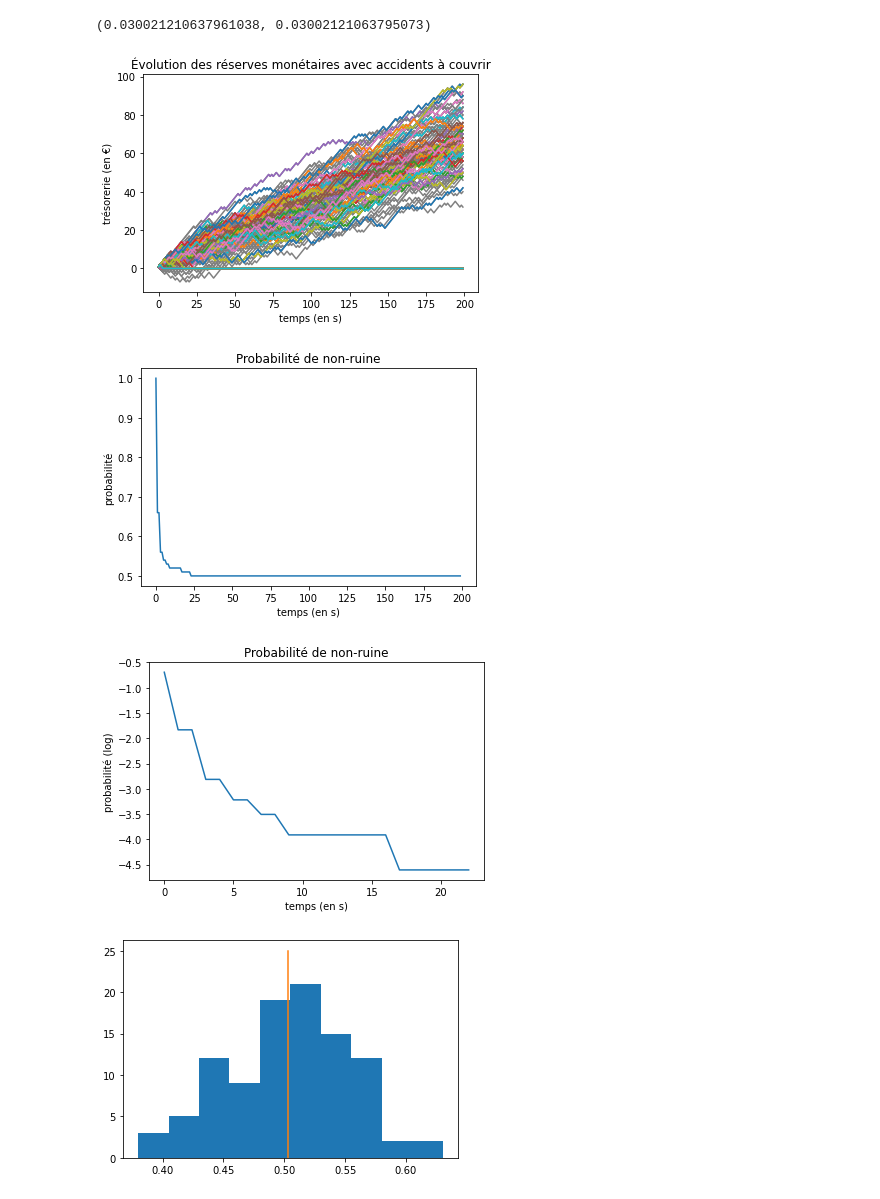
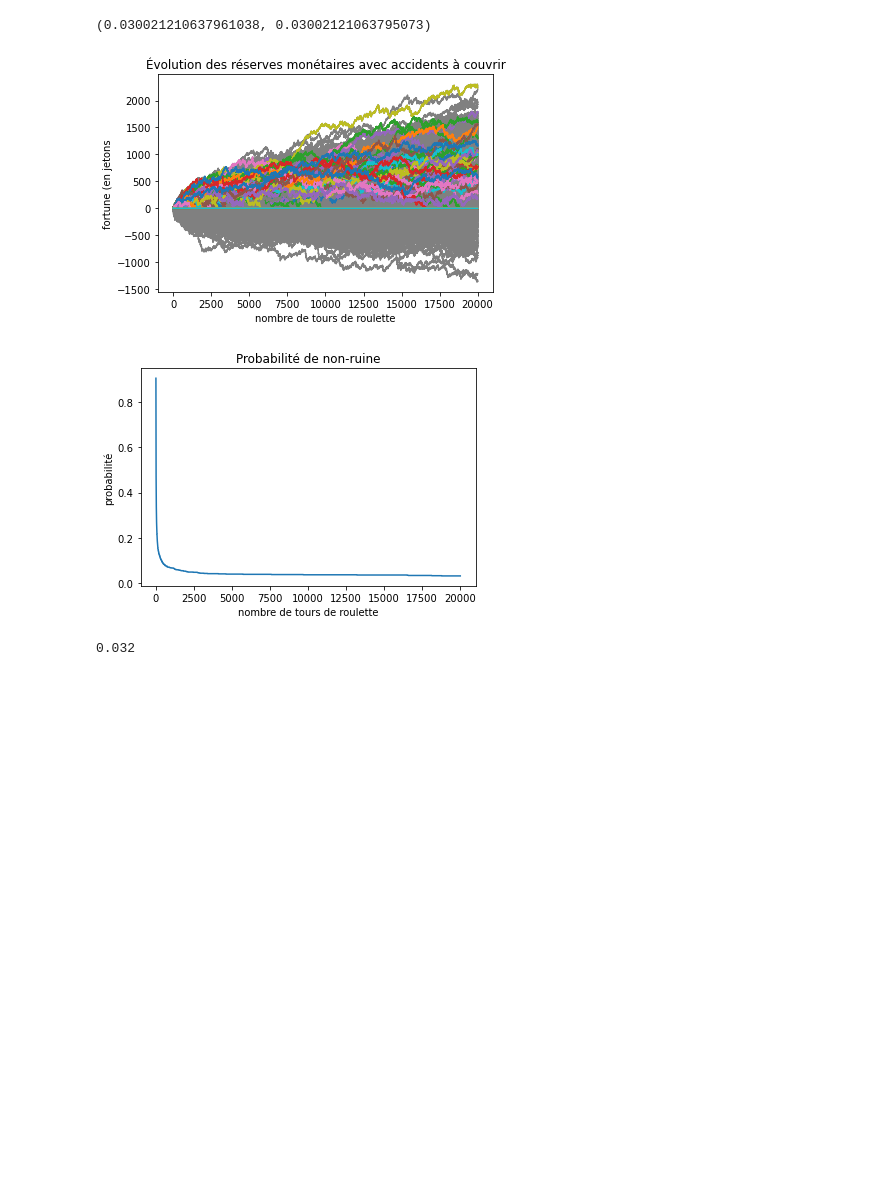
Before and after one commit to jeanHeibig/casinoRoulette, a Jupyter notebook: model2/simulation.ipynb, the cells around one changed output. Drawn from its saved outputs; the diff is of its cells as text; code cells hidden in the pictures; blank space fills up the shorter version.

Commit message:
standard roulette

```diff
--- a/model2/simulation.ipynb
+++ b/model2/simulation.ipynb
@@ -57,40 +41,28 @@ vphi = np.vectorize(phi)
 # %%
 u0 = 1
-n = 2  # Nombre de numéros sur la roulette (sans compter le 0: nomnbre total avec le 0 est n+1)
-M = 100  # Nombre de trajectoires
-N = 200 # Durée totale (en s)
-T = np.arange(N)  # Indices des temps
-c = 1  # Débit d'argent rentrant (en €/tour)
-lam = 1 / (n + 1)
-dS = np.hstack((np.zeros((M, 1)), n * (np.random.random((M, N - 1)) < lam)))
-S = np.cumsum(dS, axis=1)
-u = u0 + c * T - S
+M = 1000  # Nombre de trajectoires
+N = 20000 # Nombre de tours de roulette
+dS = np.random.choice(np.arange(-1, n), size=(M, N), replace=True, p=np.append(p_g, f * p(np.arange(n))))
+u = u0 - np.cumsum(dS, axis=1)
 u_alive = ~np.cumsum(u<=0, axis=1).astype(bool)
 u_cutted = u*(u_alive)
 phi = np.mean(u_alive, axis=0)
-expt = vphi(u0, n * np.ones(100))
-phi_inf = np.mean(expt)
+
 plt.title("Évolution des réserves monétaires avec accidents à couvrir")
-plt.xlabel("temps (en s)")
-plt.ylabel("trésorerie (en €)")
+plt.xlabel("nombre de tours de roulette")
+plt.ylabel("fortune (en jetons")
 plt.plot(u.T, c='gray')
 plt.plot(u_cutted.T)
 plt.show()
 plt.title("Probabilité de non-ruine")
-plt.xlabel("temps (en s)")
+plt.xlabel("nombre de tours de roulette")
 plt.ylabel("probabilité")
 plt.plot(phi)
 plt.show()
-plt.title("Probabilité de non-ruine")
-plt.xlabel("temps (en s)")
-plt.ylabel("probabilité (log)")
-plt.plot(np.log(phi - phi[-1]))
-plt.show()
-plt.hist(expt)
-plt.plot([phi_inf, phi_inf], [0, 25])
-plt.show()
 # %% [output]
-[figure, old version]
+[figure, new version]
-[figure, old version]
+[figure, new version]
-[figure, removed]
-[figure, removed]
+# %%
+phi[-1]
+# %% [output]
+0.032
```
Also changed, not shown: parts of 3 cells of this notebook.
